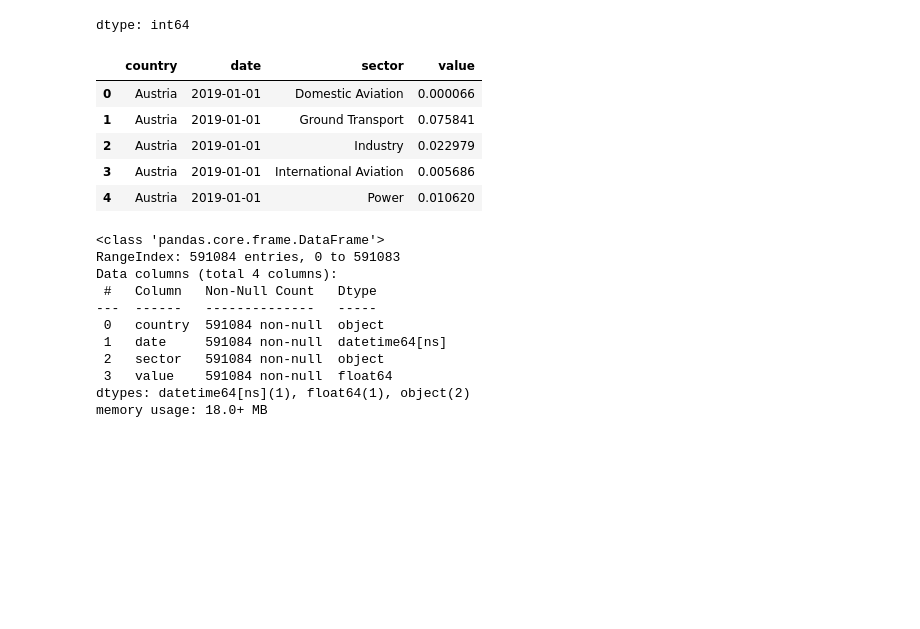
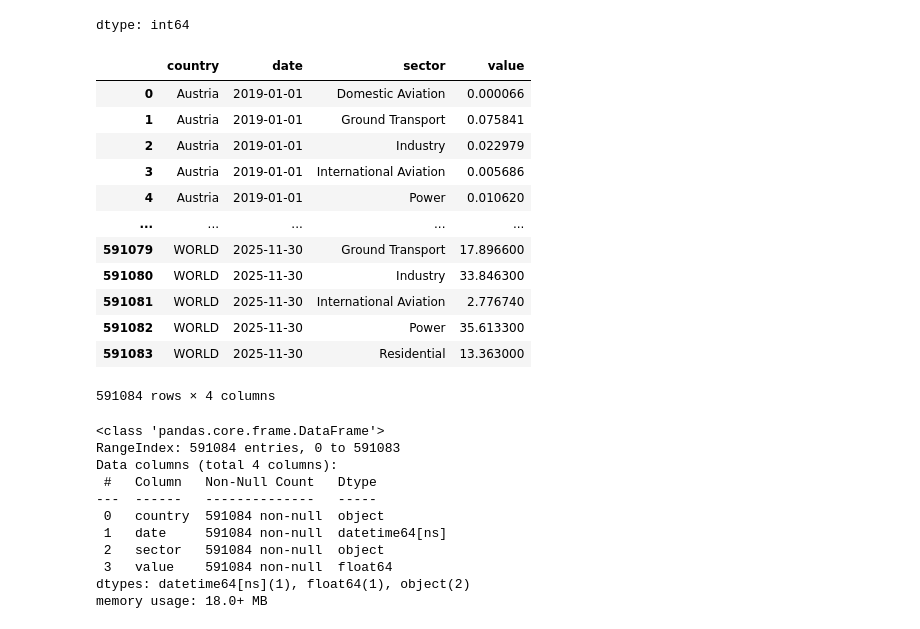
Before and after one commit to thisishasan/data_mining_and_machine_learning, a Jupyter notebook: data_mining_machine_learning.ipynb, the cells around one changed output. Cells and saved outputs as stored; diff of their text form; code cells hidden in the pictures; blank space fills up the shorter version.

```diff
--- a/data_mining_machine_learning.ipynb
+++ b/data_mining_machine_learning.ipynb
@@ -86,14 +76,21 @@ display(df.isnull().sum())
 dtype: int64
 # %%
 df['date'] = pd.to_datetime(df['date'], dayfirst=True)
-df.head()
+df
 # %% [output]
 |  | country | date | sector | value |
 | 0 | Austria | 2019-01-01 | Domestic Aviation | 0.000066 |
 | 1 | Austria | 2019-01-01 | Ground Transport | 0.075841 |
 | 2 | Austria | 2019-01-01 | Industry | 0.022979 |
 | 3 | Austria | 2019-01-01 | International Aviation | 0.005686 |
 | 4 | Austria | 2019-01-01 | Power | 0.010620 |
+| ... | ... | ... | ... | ... |
+| 591079 | WORLD | 2025-11-30 | Ground Transport | 17.896600 |
+| 591080 | WORLD | 2025-11-30 | Industry | 33.846300 |
+| 591081 | WORLD | 2025-11-30 | International Aviation | 2.776740 |
+| 591082 | WORLD | 2025-11-30 | Power | 35.613300 |
+| 591083 | WORLD | 2025-11-30 | Residential | 13.363000 |
+591084 rows × 4 columns
 # %%
 df.info()
 # %% [output]
```
Also changed, not shown: parts of 12 cells of this notebook.
